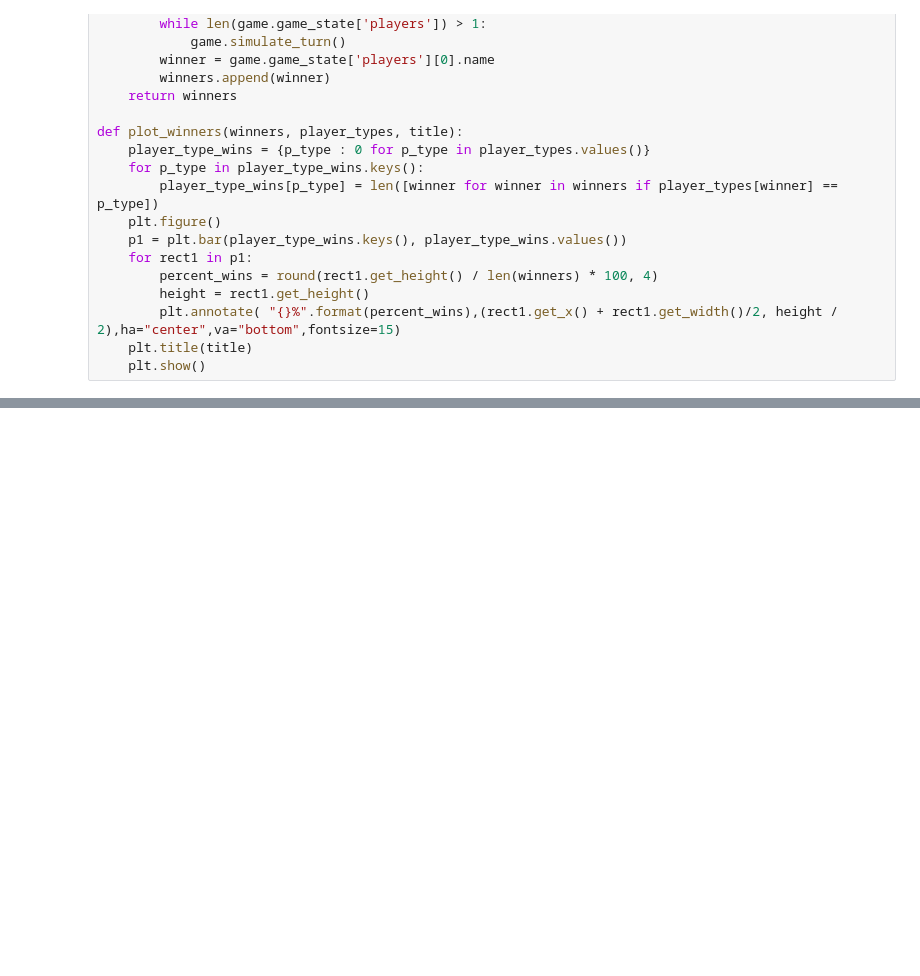
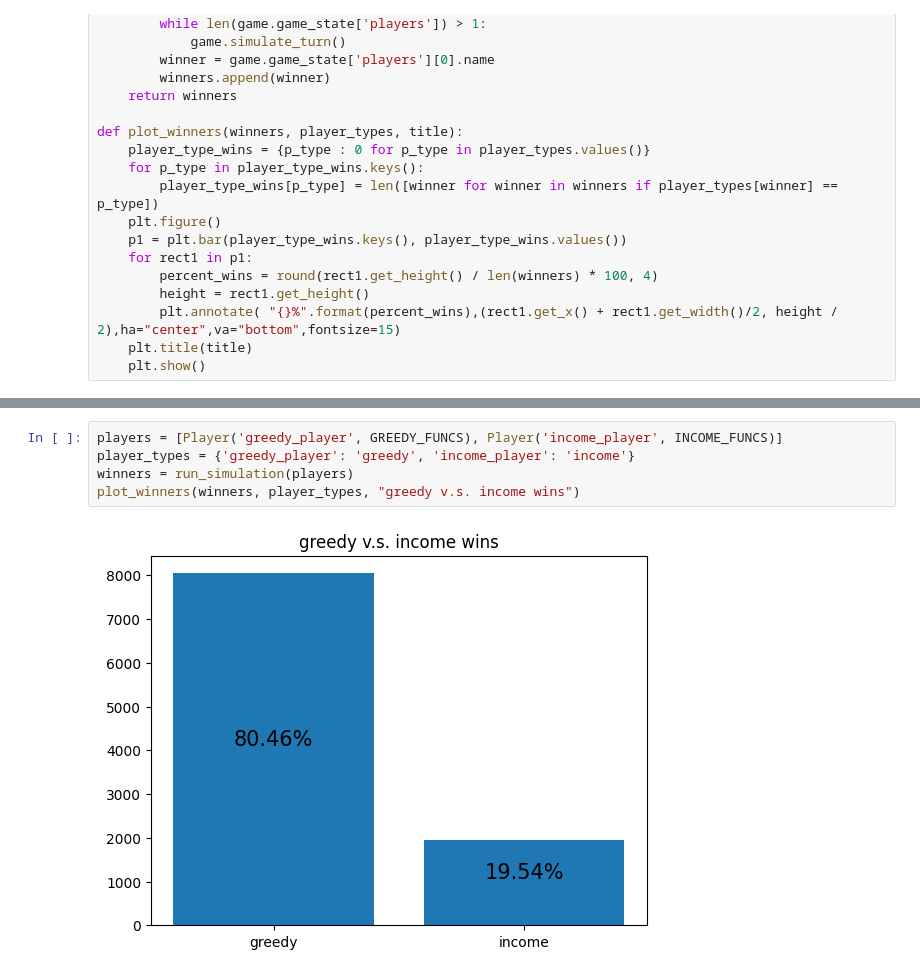
Before and after one commit to riensou/coup, a Jupyter notebook: simulate.ipynb, the cells around one changed output, grey strips where cells are left out. Saved outputs shown, nothing was run; the diff lists cells and outputs as text; blank space fills up the shorter version.

```diff
--- a/simulate.ipynb
+++ b/simulate.ipynb
@@ -93,0 +115,7 @@ plot_winners(winners, player_types, "truth v.s. truth v.s. greedy v.s. greedy wi
+# %%
+players = [Player('greedy_player', GREEDY_FUNCS), Player('income_player', INCOME_FUNCS)]
+player_types = {'greedy_player': 'greedy', 'income_player': 'income'}
+winners = run_simulation(players)
+plot_winners(winners, player_types, "greedy v.s. income wins")
+# %% [output]
+[figure, added]
```
Also changed, not shown: parts of 12 cells of this notebook, 1 other file.
